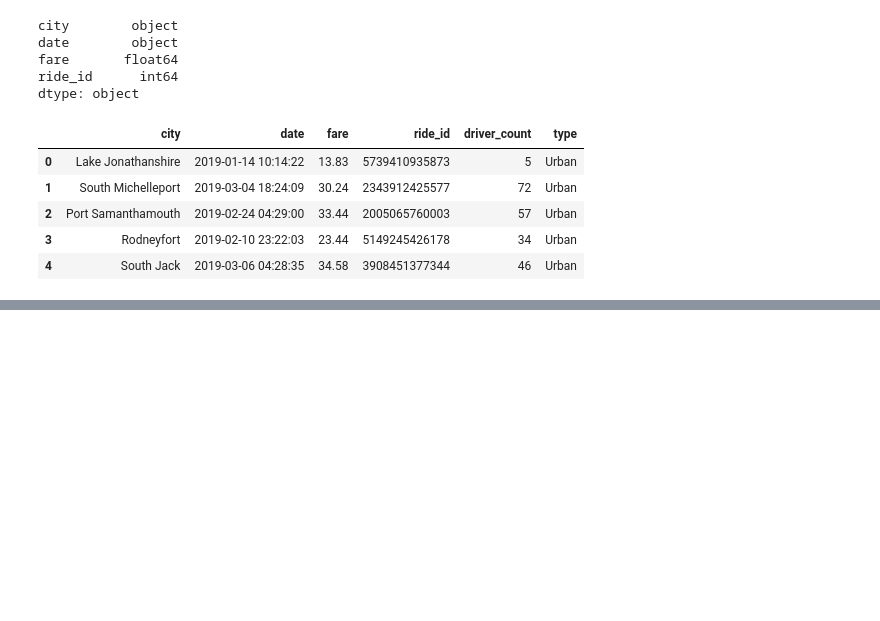
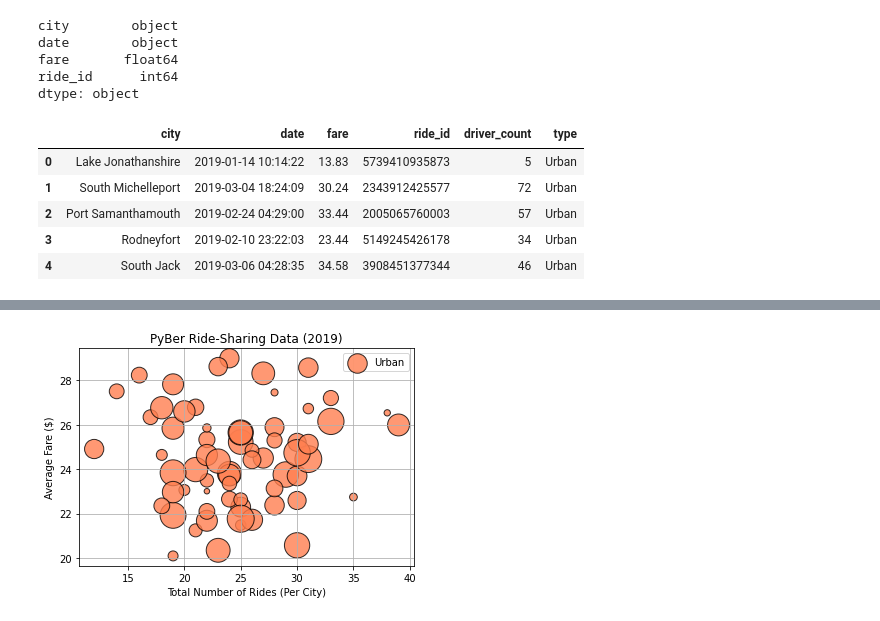
Before and after one commit to xikang1/PyBer_Analysis, a Jupyter notebook: PyBer.ipynb, the cells around one changed output, grey strips where cells are left out. Saved outputs shown, nothing was run; the diff lists cells and outputs as text; code cells hidden in the pictures; blank space fills up the shorter version.

Commit message:
Creade the scatter plots for all cities

```diff
--- a/PyBer.ipynb
+++ b/PyBer.ipynb
@@ -117,3 +117,9 @@ pyber_data_df.head()
 | 2 | Port Samanthamouth | 2019-02-24 04:29:00 | 33.44 | 2005065760003 | 57 | Urban |
 | 3 | Rodneyfort | 2019-02-10 23:22:03 | 23.44 | 5149245426178 | 34 | Urban |
 | 4 | South Jack | 2019-03-06 04:28:35 | 34.58 | 3908451377344 | 46 | Urban |
+# %%
+# Create the Urban city DataFrame.
+urban_cities_df = pyber_data_df[pyber_data_df["type"] == "Urban"]
+suburban_cities_df = pyber_data_df[pyber_data_df["type"] == "Suburban"]
+rural_cities_df = pyber_data_df[pyber_data_df["type"] == "Rural"]
+rural_cities_df
@@ -119,0 +140,26 @@ pyber_data_df.head()
+# %%
+# Get the number of rides for urban cities.
+urban_ride_count = urban_cities_df.groupby(["city"]).count()["ride_id"]
+suburban_ride_count = suburban_cities_df.groupby(["city"]).count()["ride_id"]
+rural_ride_count = rural_cities_df.groupby(["city"]).count()["ride_id"]
+# %%
+# Get average fare for each city in the urban cities.
+urban_avg_fare = urban_cities_df.groupby(["city"]).mean()["fare"]
+suburban_avg_fare = suburban_cities_df.groupby(["city"]).mean()["fare"]
+rural_avg_fare = rural_cities_df.groupby(["city"]).mean()["fare"]
+# %%
+# Get the average number of drivers for each urban city.
+urban_driver_count =urban_cities_df.groupby(["city"]).mean()["driver_count"]
+suburban_driver_count = suburban_cities_df.groupby(["city"]).mean()["driver_count"]
+rural_driver_count = rural_cities_df.groupby(["city"]).mean()["driver_count"]
+# %%
+# build the scatter plots                   size,                   color     edgecolor          edge linewidth ,20% transparent
+plt.scatter(urban_ride_count,urban_avg_fare,s=10*urban_driver_count,c="coral",edgecolor="black",linewidth=1,alpha=0.8,label="Urban")
+plt.title("PyBer Ride-Sharing Data (2019)")
+plt.ylabel("Average Fare ($)")
+plt.xlabel("Total Number of Rides (Per City)")
+plt.grid(True)
+plt.legend()
+plt.show()
+# %% [output]
+[figure, added]
```
Also changed, not shown: parts of 4 cells of this notebook, 1 other file.
